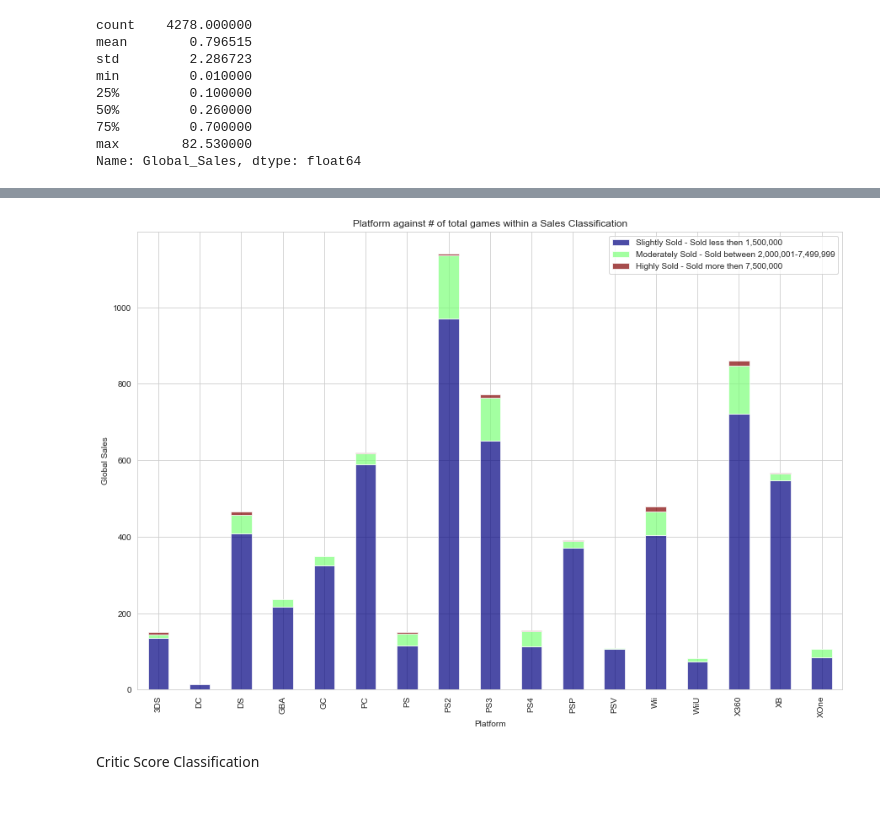
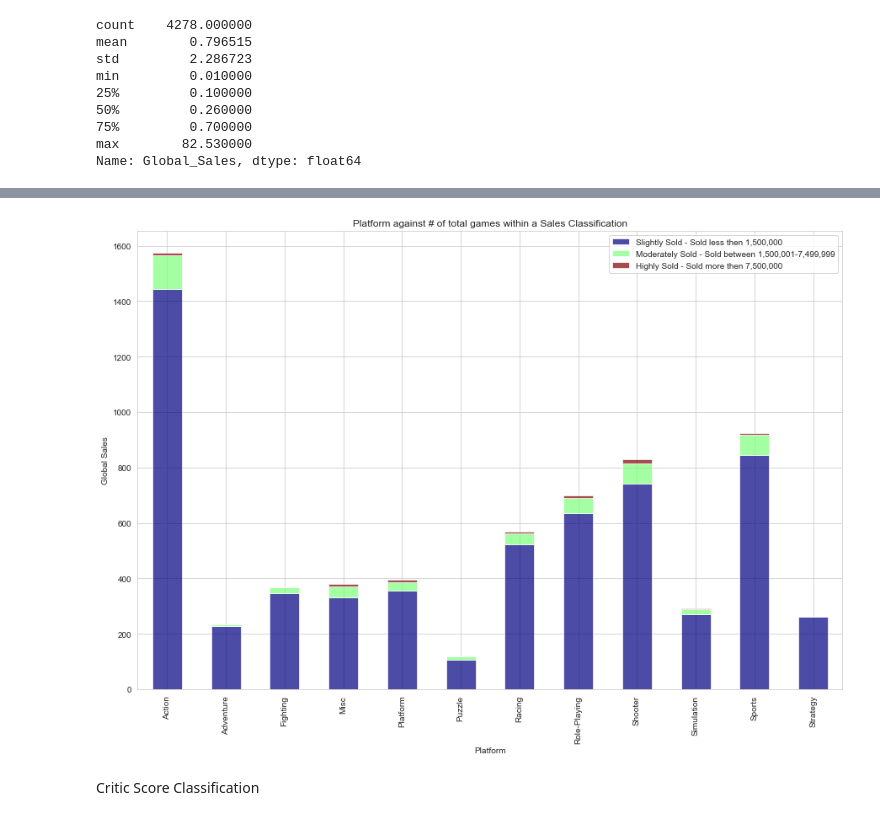
Before and after one commit to sdman135/Video_Game_MetaCritic_Score_Predictor-Project-4, a Jupyter notebook: Sam's Project 4.ipynb, the cells around one changed output, grey strips where cells are left out. Cells and saved outputs as stored; diff of their text form; code cells hidden in the pictures.

```diff
--- a/Sam's Project 4.ipynb
+++ b/Sam's Project 4.ipynb
@@ -549,13 +549,13 @@ Sold_Classification
 3                         NaN
 # %%
-p3 = glob_clas_plat.plot(kind = 'bar', stacked = True,
+p3 = glob_high_genre.plot(kind = 'bar', stacked = True,
                     alpha = .70, cmap='jet',figsize=(15,10))
 p3.set_title('Platform against # of total games within a Sales Classification')
 p3.set_xlabel('Platform')
 p3.set_ylabel('Global Sales')
-p3.legend(['Slightly Sold - Sold less then 2,000,000', 'Moderately Sold - Sold between 2,000,001-7,499,999','Highly Sold - Sold more then 7,500,000'])
+p3.legend(['Slightly Sold - Sold less then 1,500,000', 'Moderately Sold - Sold between 1,500,001-7,499,999','Highly Sold - Sold more then 7,500,000'])
 plt.show()
 # %% [output]
-[figure, old version]
+[figure, new version]
 # %% [markdown]
 Critic Score Classification
```
Also changed, not shown: parts of 30 cells of this notebook, 3 other files.
